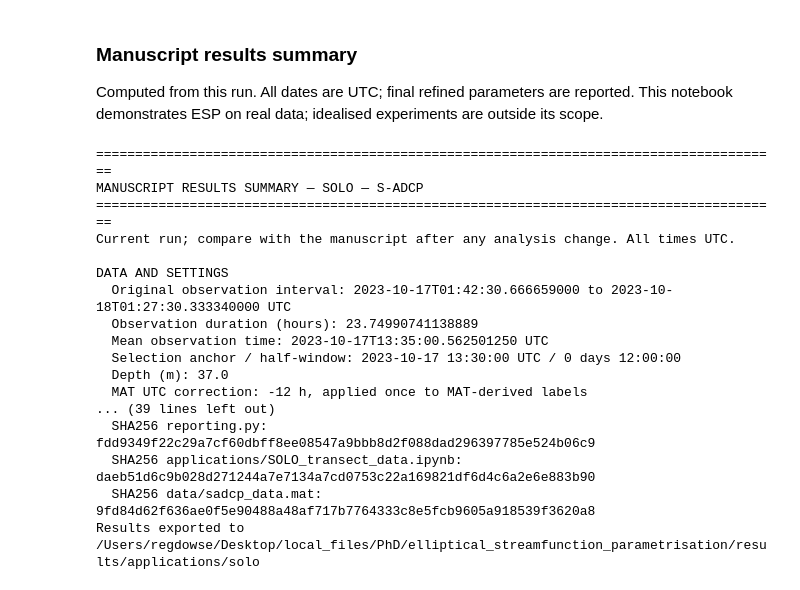
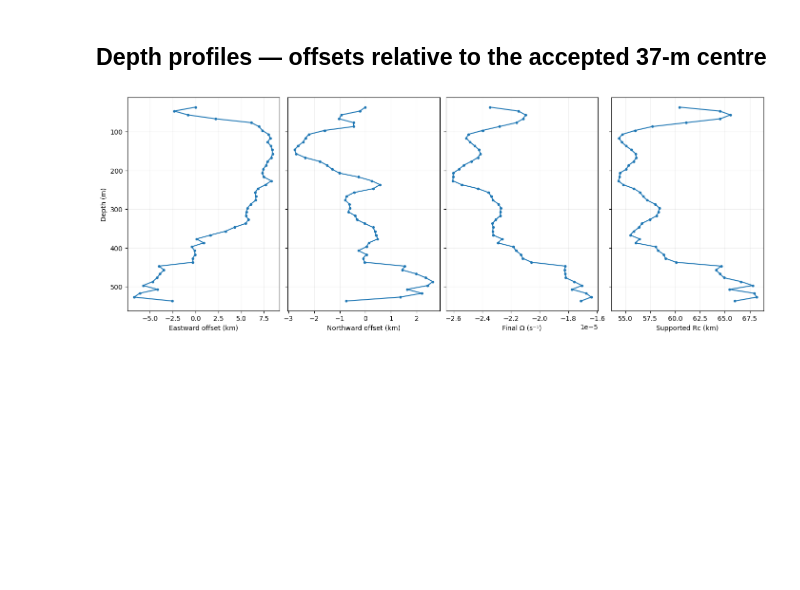
Before and after one commit to regdowse/elliptical_streamfunction_parametrisation, a Jupyter notebook: applications/SOLO_transect_data.ipynb, the cells around one changed output. Drawn from its saved outputs; the diff is of its cells as text; code cells hidden in the pictures; blank space fills up the shorter version.

```diff
--- a/applications/SOLO_transect_data.ipynb
+++ b/applications/SOLO_transect_data.ipynb
@@ -569,58 +264,8 @@ for _depth_map_mode in ('fixed', 'adaptive'):
-# %% [markdown]
-### Manuscript results summary
-Computed from this run. All dates are UTC; final refined parameters are reported.
-This notebook demonstrates ESP on real data; idealised experiments are outside its scope.
-# %%
-with capture_summary() as manuscript_text:
-    from reporting import print_manuscript_summary, fit_record, evaluation_counts
-
-    summary_counts = pd.DataFrame([{
-        "source": "sadcp", "original_observations": ds_sadcp.sizes["time"],
-        "resampled_transect_points": len(df_proj),
-        "resampled_inner_fit_points": int(solo_selection["core_mask"].sum()),
-        "original_points_in_core_window": int(core_mask.sum()),
-        "outer_candidates": int(outer.sum()), "outer_fit_n": len(outer_fit["rho"]),
-        "velocity_R2_n": int(evaluation_counts(df_xyuv).velocity_R2_n.sum()),
-    }])
-    print_manuscript_summary(
-        "SOLO — S-ADCP", df_res.assign(source="sadcp"),
-        {"Original observation interval": f"{ds_sadcp.time.values[0]} to {ds_sadcp.time.values[-1]} UTC",
-         "Observation duration (hours)": (ds_sadcp.time.values[-1] - ds_sadcp.time.values[0]) / np.timedelta64(1, "h"),
-         "Mean observation time": f"{ds_sadcp.time.mean().values} UTC",
-         "Selection anchor / half-window": f"{t0} UTC / {dt}",
-         "Depth (m)": float(ds_sadcp.z),
-         "MAT UTC correction": "-12 h, applied once to MAT-derived labels",
-         "Local origin (longitude, latitude)": (theta_mean, phi_mean),
-         "Inner along-track half-width (km)": core_thresh / 1000,
-         "Outer elliptical radius limit (km)": rho_outer / 1000},
-        counts=summary_counts,
-        outer_records=[fit_record(df_res.iloc[0].time, outer_fit, "sadcp")],
-        notes=["Velocity R² uses all original selected ADCP pairs, not just the outer fit.",
-               "The inner fit uses resampled transect points; original-point colour counts are different.",
-               "Shading is an approximate 95% prediction interval; space/time correlation is ignored."],
-        input_files=["applications/SOLO_transect_data.ipynb", *config["inputs"].values()], root=REPO_ROOT)
-
-export_directory = export_application_results(
-    REPO_ROOT, CONFIG_PATH, config,
-    df_res, manuscript_text.getvalue(),
-    notebook="applications/SOLO_transect_data.ipynb",
-    tables={"observation_counts": summary_counts, "outer_fit_diagnostics": pd.DataFrame([fit_record(df_res.iloc[0].time, outer_fit, "sadcp")])},
-    run_info={"raw_adcp_indices": ds_sadcp.raw_index.values, "mean_adcp_time_utc": ds_sadcp.time.mean().values})
-# %% [output]
-========================================================================================
-MANUSCRIPT RESULTS SUMMARY — SOLO — S-ADCP
-========================================================================================
-Current run; compare with the manuscript after any analysis change. All times UTC.
-
-DATA AND SETTINGS
-  Original observation interval: 2023-10-17T01:42:30.666659000 to 2023-10-18T01:27:30.333340000 UTC
-  Observation duration (hours): 23.74990741138889
-  Mean observation time: 2023-10-17T13:35:00.562501250 UTC
-  Selection anchor / half-window: 2023-10-17 13:30:00 UTC / 0 days 12:00:00
-  Depth (m): 37.0
-  MAT UTC correction: -12 h, applied once to MAT-derived labels
-... (39 lines left out)
-  SHA256 reporting.py: fdd9349f22c29a7cf60dbff8ee08547a9bbb8d2f088dad296397785e524b06c9
-  SHA256 applications/SOLO_transect_data.ipynb: daeb51d6c9b028d271244a7e7134a7cd0753c22a169821df6d4c6a2e6e883b90
-  SHA256 data/sadcp_data.mat: 9fd84d62f636ae0f5e90488a48af717b7764333c8e5fcb9605a918539f3620a8
-Results exported to /Users/regdowse/Desktop/local_files/PhD/elliptical_streamfunction_parametrisation/results/applications/solo
+# %% [markdown]
+## Depth profiles — offsets relative to the accepted 37-m centre
+# %%
+depth_profile_figure = solo_depth.profiles(depth_results)
+for extension in ('png','pdf'):
+    depth_profile_figure.savefig(figure_directory / f'solo_depth_profiles.{extension}', dpi=200)
+# %% [output]
+[figure, added]
```
Also changed, not shown: parts of 30 cells of this notebook, 3 other files.
